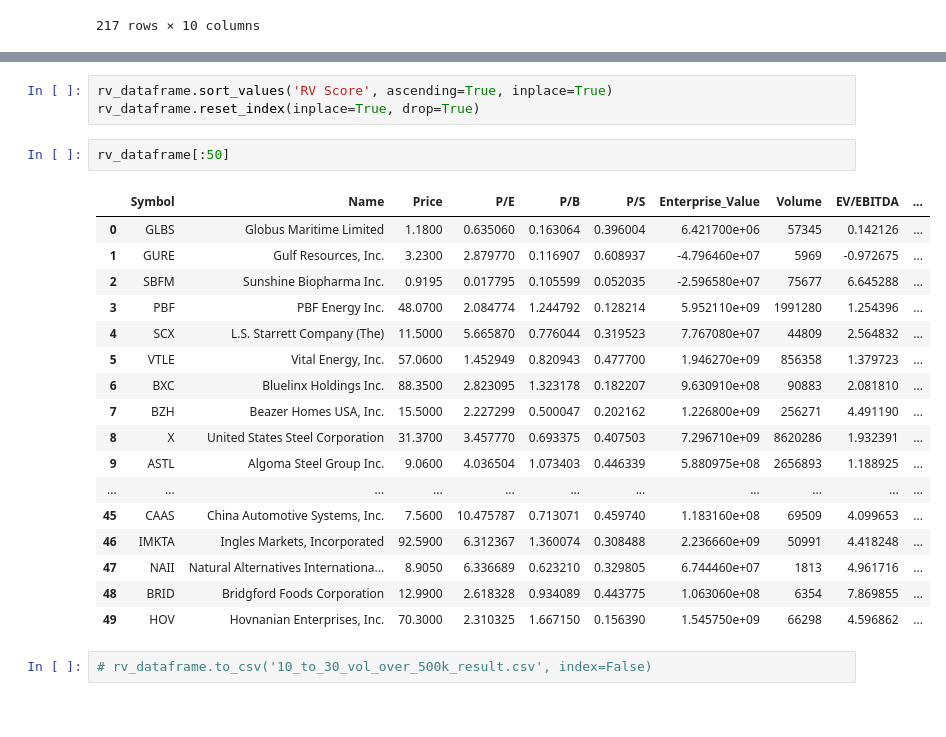
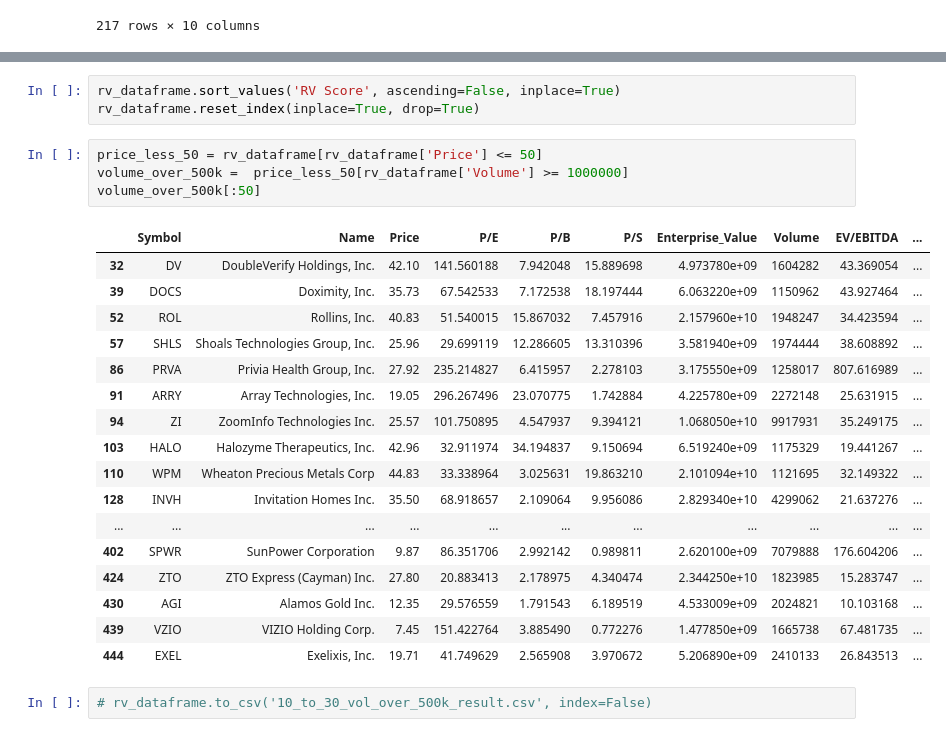
Before and after one commit to msrahman07/Stocks-Screening, a Jupyter notebook: Nasdaq/TradingView/Value_Strategy.ipynb, the cells around one changed output, grey strips where cells are left out. Saved outputs shown, nothing was run; the diff lists cells and outputs as text.

Commit message:
Relative volume screener

```diff
--- a/Nasdaq/TradingView/Value_Strategy.ipynb
+++ b/Nasdaq/TradingView/Value_Strategy.ipynb
@@ -139,26 +139,28 @@ rv_dataframe
 # %%
-rv_dataframe.sort_values('RV Score', ascending=True, inplace=True)
+rv_dataframe.sort_values('RV Score', ascending=False, inplace=True)
 rv_dataframe.reset_index(inplace=True, drop=True)
 # %%
-rv_dataframe[:50]
+price_less_50 = rv_dataframe[rv_dataframe['Price'] <= 50]
+volume_over_500k =  price_less_50[rv_dataframe['Volume'] >= 1000000]
+volume_over_500k[:50]
 # %% [output]
 |  | Symbol | Name | Price | P/E | P/B | P/S | Enterprise_Value | Volume | EV/EBITDA | ... |
-| 0 | GLBS | Globus Maritime Limited | 1.1800 | 0.635060 | 0.163064 | 0.396004 | 6.421700e+06 | 57345 | 0.142126 | ... |
-| 1 | GURE | Gulf Resources, Inc. | 3.2300 | 2.879770 | 0.116907 | 0.608937 | -4.796460e+07 | 5969 | -0.972675 | ... |
-| 2 | SBFM | Sunshine Biopharma Inc. | 0.9195 | 0.017795 | 0.105599 | 0.052035 | -2.596580e+07 | 75677 | 6.645288 | ... |
-| 3 | PBF | PBF Energy Inc. | 48.0700 | 2.084774 | 1.244792 | 0.128214 | 5.952110e+09 | 1991280 | 1.254396 | ... |
-| 4 | SCX | L.S. Starrett Company (The) | 11.5000 | 5.665870 | 0.776044 | 0.319523 | 7.767080e+07 | 44809 | 2.564832 | ... |
-| 5 | VTLE | Vital Energy, Inc. | 57.0600 | 1.452949 | 0.820943 | 0.477700 | 1.946270e+09 | 856358 | 1.379723 | ... |
-| 6 | BXC | Bluelinx Holdings Inc. | 88.3500 | 2.823095 | 1.323178 | 0.182207 | 9.630910e+08 | 90883 | 2.081810 | ... |
-| 7 | BZH | Beazer Homes USA, Inc. | 15.5000 | 2.227299 | 0.500047 | 0.202162 | 1.226800e+09 | 256271 | 4.491190 | ... |
-| 8 | X | United States Steel Corporation | 31.3700 | 3.457770 | 0.693375 | 0.407503 | 7.296710e+09 | 8620286 | 1.932391 | ... |
-| 9 | ASTL | Algoma Steel Group Inc. | 9.0600 | 4.036504 | 1.073403 | 0.446339 | 5.880975e+08 | 2656893 | 1.188925 | ... |
+| 32 | DV | DoubleVerify Holdings, Inc. | 42.10 | 141.560188 | 7.942048 | 15.889698 | 4.973780e+09 | 1604282 | 43.369054 | ... |
+| 39 | DOCS | Doximity, Inc. | 35.73 | 67.542533 | 7.172538 | 18.197444 | 6.063220e+09 | 1150962 | 43.927464 | ... |
+| 52 | ROL | Rollins, Inc. | 40.83 | 51.540015 | 15.867032 | 7.457916 | 2.157960e+10 | 1948247 | 34.423594 | ... |
+| 57 | SHLS | Shoals Technologies Group, Inc. | 25.96 | 29.699119 | 12.286605 | 13.310396 | 3.581940e+09 | 1974444 | 38.608892 | ... |
+| 86 | PRVA | Privia Health Group, Inc. | 27.92 | 235.214827 | 6.415957 | 2.278103 | 3.175550e+09 | 1258017 | 807.616989 | ... |
+| 91 | ARRY | Array Technologies, Inc. | 19.05 | 296.267496 | 23.070775 | 1.742884 | 4.225780e+09 | 2272148 | 25.631915 | ... |
+| 94 | ZI | ZoomInfo Technologies Inc. | 25.57 | 101.750895 | 4.547937 | 9.394121 | 1.068050e+10 | 9917931 | 35.249175 | ... |
+| 103 | HALO | Halozyme Therapeutics, Inc. | 42.96 | 32.911974 | 34.194837 | 9.150694 | 6.519240e+09 | 1175329 | 19.441267 | ... |
+| 110 | WPM | Wheaton Precious Metals Corp | 44.83 | 33.338964 | 3.025631 | 19.863210 | 2.101094e+10 | 1121695 | 32.149322 | ... |
+| 128 | INVH | Invitation Homes Inc. | 35.50 | 68.918657 | 2.109064 | 9.956086 | 2.829340e+10 | 4299062 | 21.637276 | ... |
 | ... | ... | ... | ... | ... | ... | ... | ... | ... | ... | ... |
-| 45 | CAAS | China Automotive Systems, Inc. | 7.5600 | 10.475787 | 0.713071 | 0.459740 | 1.183160e+08 | 69509 | 4.099653 | ... |
-| 46 | IMKTA | Ingles Markets, Incorporated | 92.5900 | 6.312367 | 1.360074 | 0.308488 | 2.236660e+09 | 50991 | 4.418248 | ... |
-| 47 | NAII | Natural Alternatives Internationa... | 8.9050 | 6.336689 | 0.623210 | 0.329805 | 6.744460e+07 | 1813 | 4.961716 | ... |
-| 48 | BRID | Bridgford Foods Corporation | 12.9900 | 2.618328 | 0.934089 | 0.443775 | 1.063060e+08 | 6354 | 7.869855 | ... |
-| 49 | HOV | Hovnanian Enterprises, Inc. | 70.3000 | 2.310325 | 1.667150 | 0.156390 | 1.545750e+09 | 66298 | 4.596862 | ... |
+| 402 | SPWR | SunPower Corporation | 9.87 | 86.351706 | 2.992142 | 0.989811 | 2.620100e+09 | 7079888 | 176.604206 | ... |
+| 424 | ZTO | ZTO Express (Cayman) Inc. | 27.80 | 20.883413 | 2.178975 | 4.340474 | 2.344250e+10 | 1823985 | 15.283747 | ... |
+| 430 | AGI | Alamos Gold Inc. | 12.35 | 29.576559 | 1.791543 | 6.189519 | 4.533009e+09 | 2024821 | 10.103168 | ... |
+| 439 | VZIO | VIZIO Holding Corp. | 7.45 | 151.422764 | 3.885490 | 0.772276 | 1.477850e+09 | 1665738 | 67.481735 | ... |
+| 444 | EXEL | Exelixis, Inc. | 19.71 | 41.749629 | 2.565908 | 3.970672 | 5.206890e+09 | 2410133 | 26.843513 | ... |
 # %%
 # rv_dataframe.to_csv('10_to_30_vol_over_500k_result.csv', index=False)
 # %%
```
Also changed, not shown: parts of 4 cells of this notebook, 8 other files.
